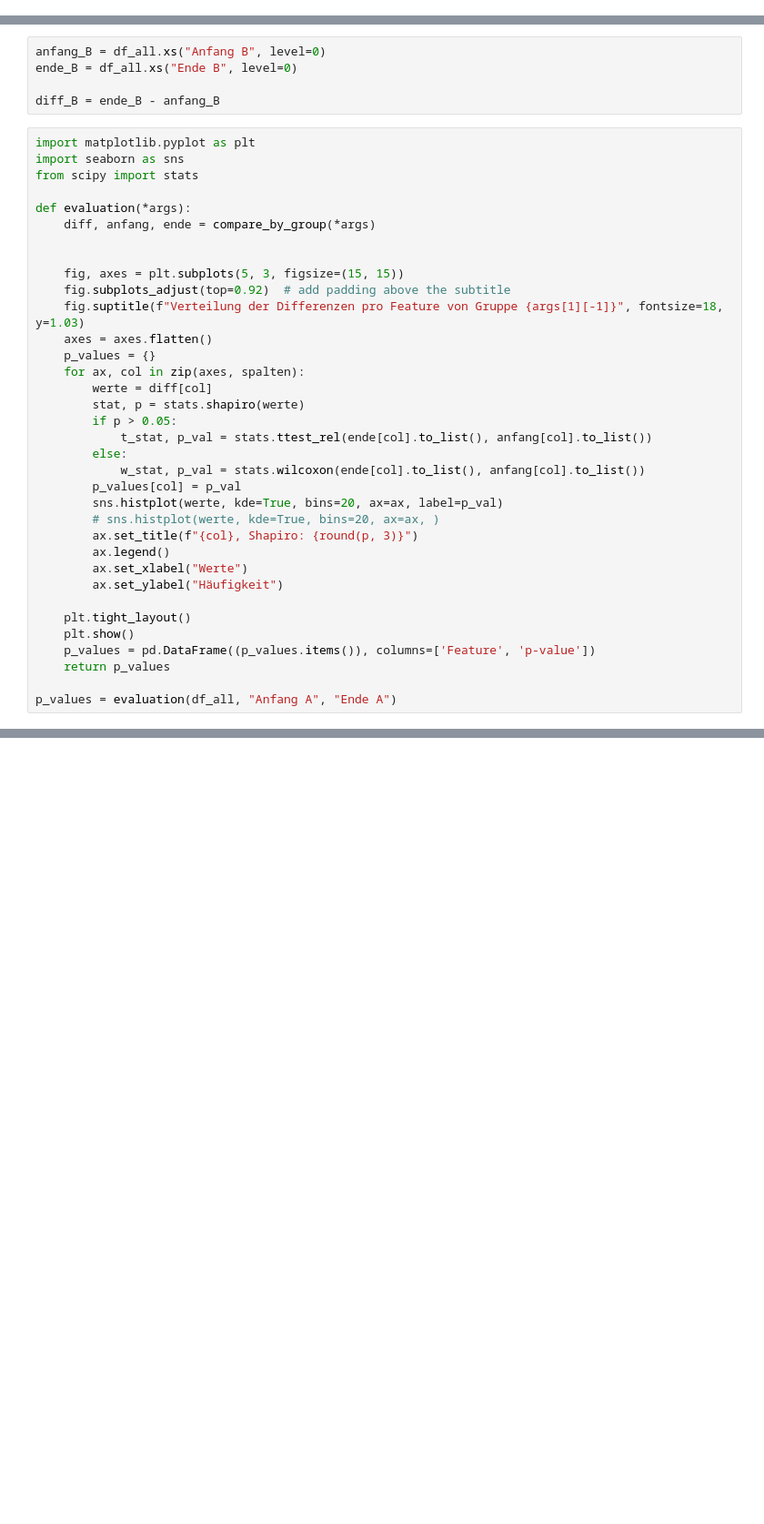
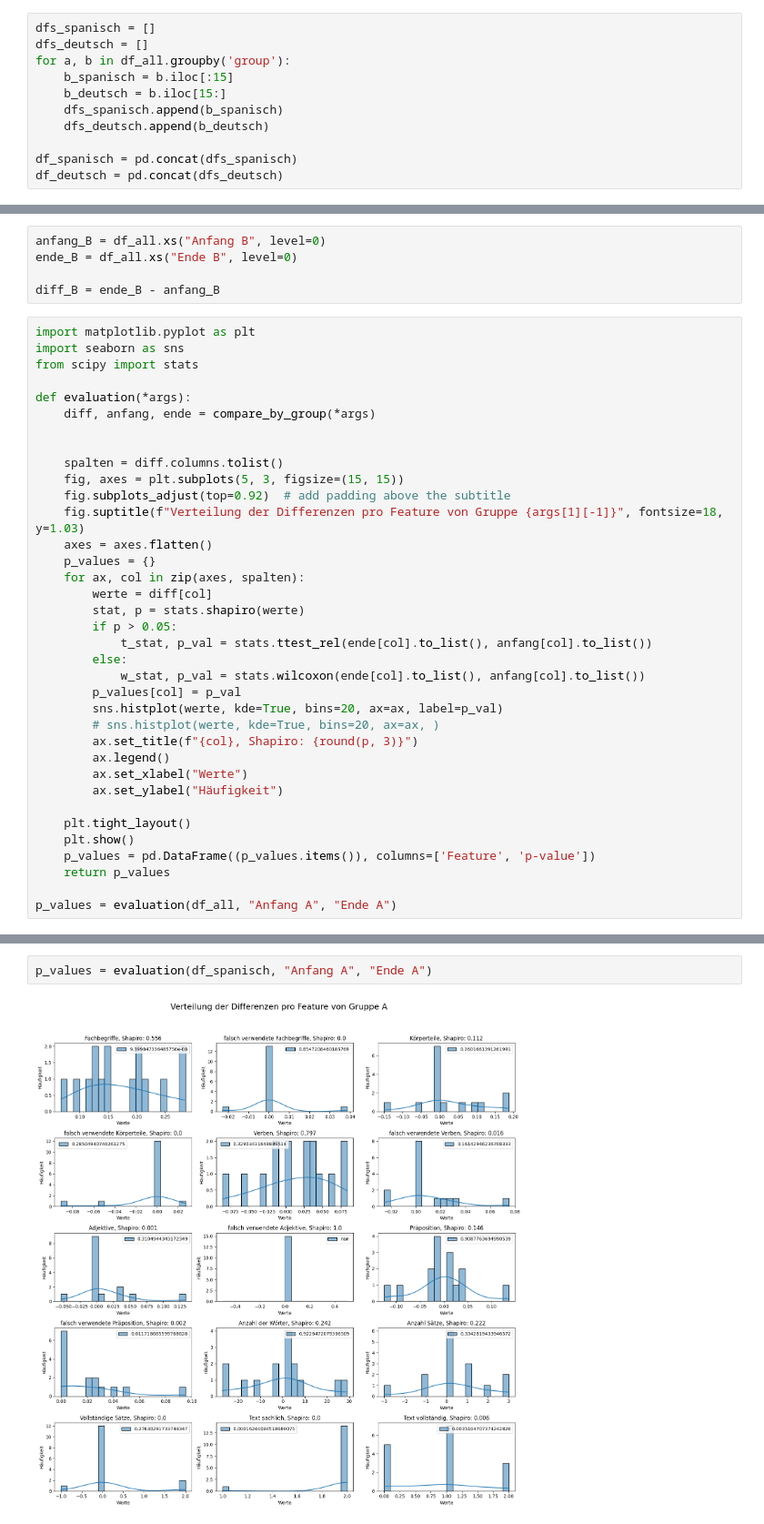
Before and after one commit to pietow/Auswertung, a Jupyter notebook: auswertung.ipynb, the cells around one changed output, grey strips where cells are left out. Shown at 91% size. Cells and saved outputs as stored; diff of their text form; blank space fills up the shorter version.

Commit message:
deutsch vs spanisch

```diff
--- a/auswertung.ipynb
+++ b/auswertung.ipynb
@@ -51,3 +51,14 @@ Anfang A
 Ende A
 Anfang B
 Ende B
+# %%
+dfs_spanisch = []
+dfs_deutsch = []
+for a, b in df_all.groupby('group'):
+    b_spanisch = b.iloc[:15]
+    b_deutsch = b.iloc[15:]
+    dfs_spanisch.append(b_spanisch)
+    dfs_deutsch.append(b_deutsch)
+
+df_spanisch = pd.concat(dfs_spanisch)
+df_deutsch = pd.concat(dfs_deutsch)
@@ -73,6 +105,7 @@ def evaluation(*args):
     diff, anfang, ende = compare_by_group(*args)
 
 
+    spalten = diff.columns.tolist()
     fig, axes = plt.subplots(5, 3, figsize=(15, 15))
     fig.subplots_adjust(top=0.92)  # add padding above the subtitle
     fig.suptitle(f"Verteilung der Differenzen pro Feature von Gruppe {args[1][-1]}", fontsize=18, y=1.03)
@@ -185,0 +200,4 @@ p_values
+# %%
+p_values = evaluation(df_spanisch, "Anfang A", "Ende A")
+# %% [output]
+[figure, added]
```
Also changed, not shown: parts of 9 cells of this notebook.
